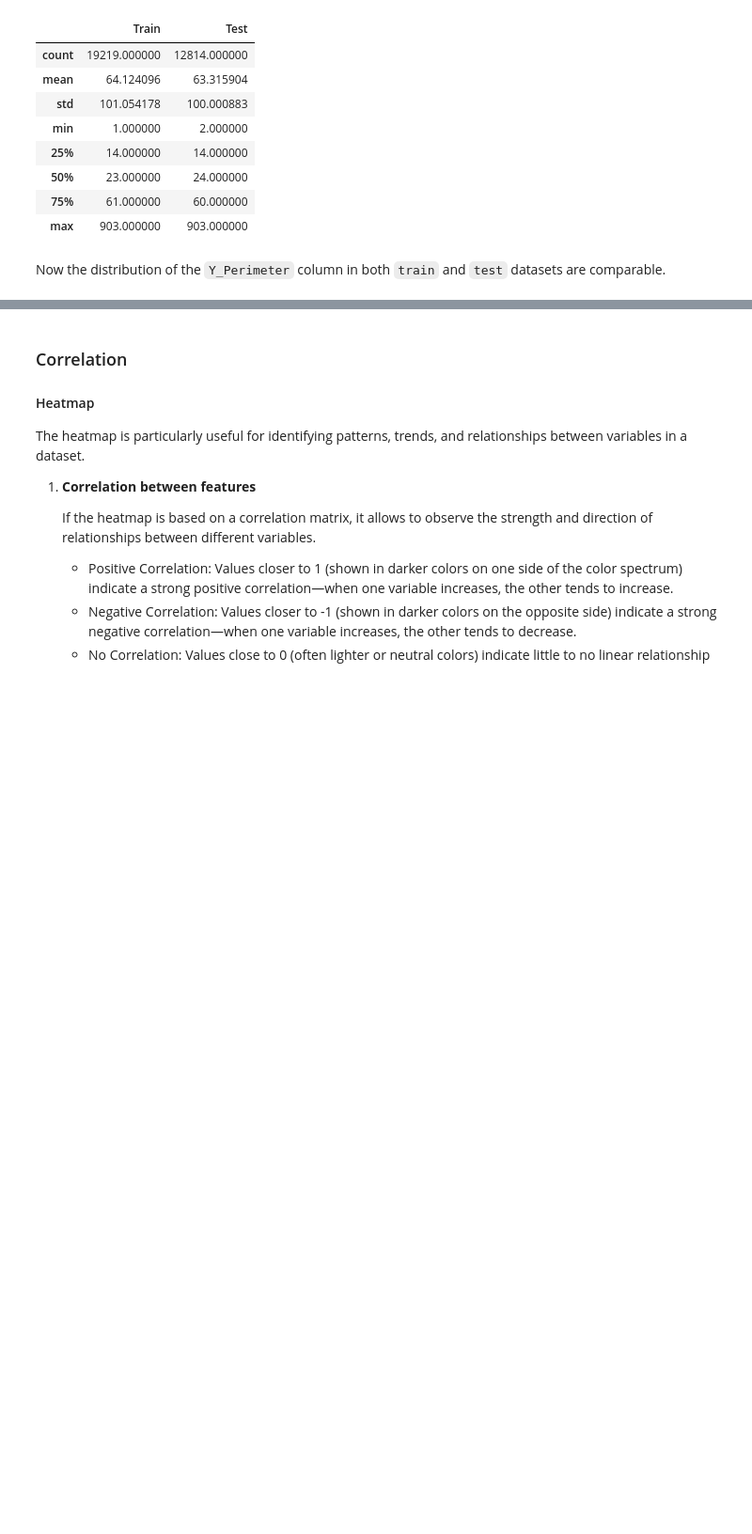
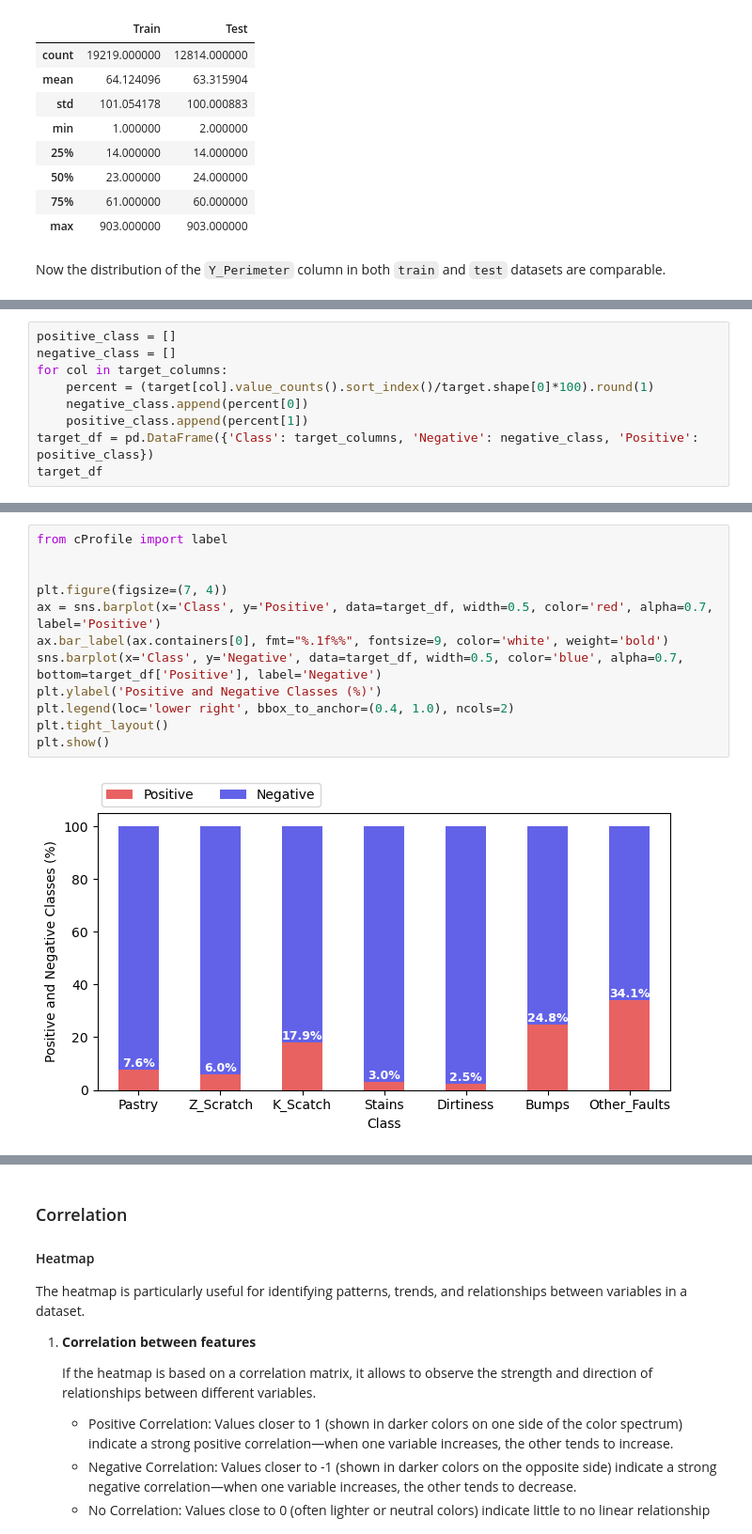
Before and after one commit to hkaragah/kaggle_notebooks, a Jupyter notebook: steel_plate_detection_prediction/steel_plate_detection_prediction.ipynb, the cells around one changed output, grey strips where cells are left out. Shown at 94% size. Cells and saved outputs as stored; diff of their text form; blank space fills up the shorter version.

```diff
--- a/steel_plate_detection_prediction/steel_plate_detection_prediction.ipynb
+++ b/steel_plate_detection_prediction/steel_plate_detection_prediction.ipynb
@@ -427,0 +464,9 @@ plt.show()
+# %%
+positive_class = []
+negative_class = []
+for col in target_columns:
+    percent = (target[col].value_counts().sort_index()/target.shape[0]*100).round(1)
+    negative_class.append(percent[0])
+    positive_class.append(percent[1])
+target_df = pd.DataFrame({'Class': target_columns, 'Negative': negative_class, 'Positive': positive_class})
+target_df
@@ -427,0 +482,14 @@ plt.show()
+# %%
+from cProfile import label
+
+
+plt.figure(figsize=(7, 4))
+ax = sns.barplot(x='Class', y='Positive', data=target_df, width=0.5, color='red', alpha=0.7, label='Positive')
+ax.bar_label(ax.containers[0], fmt="%.1f%%", fontsize=9, color='white', weight='bold')
+sns.barplot(x='Class', y='Negative', data=target_df, width=0.5, color='blue', alpha=0.7, bottom=target_df['Positive'], label='Negative')
+plt.ylabel('Positive and Negative Classes (%)')
+plt.legend(loc='lower right', bbox_to_anchor=(0.4, 1.0), ncols=2)
+plt.tight_layout()
+plt.show()
+# %% [output]
+[figure, added]
```
Also changed, not shown: parts of 82 cells of this notebook.
